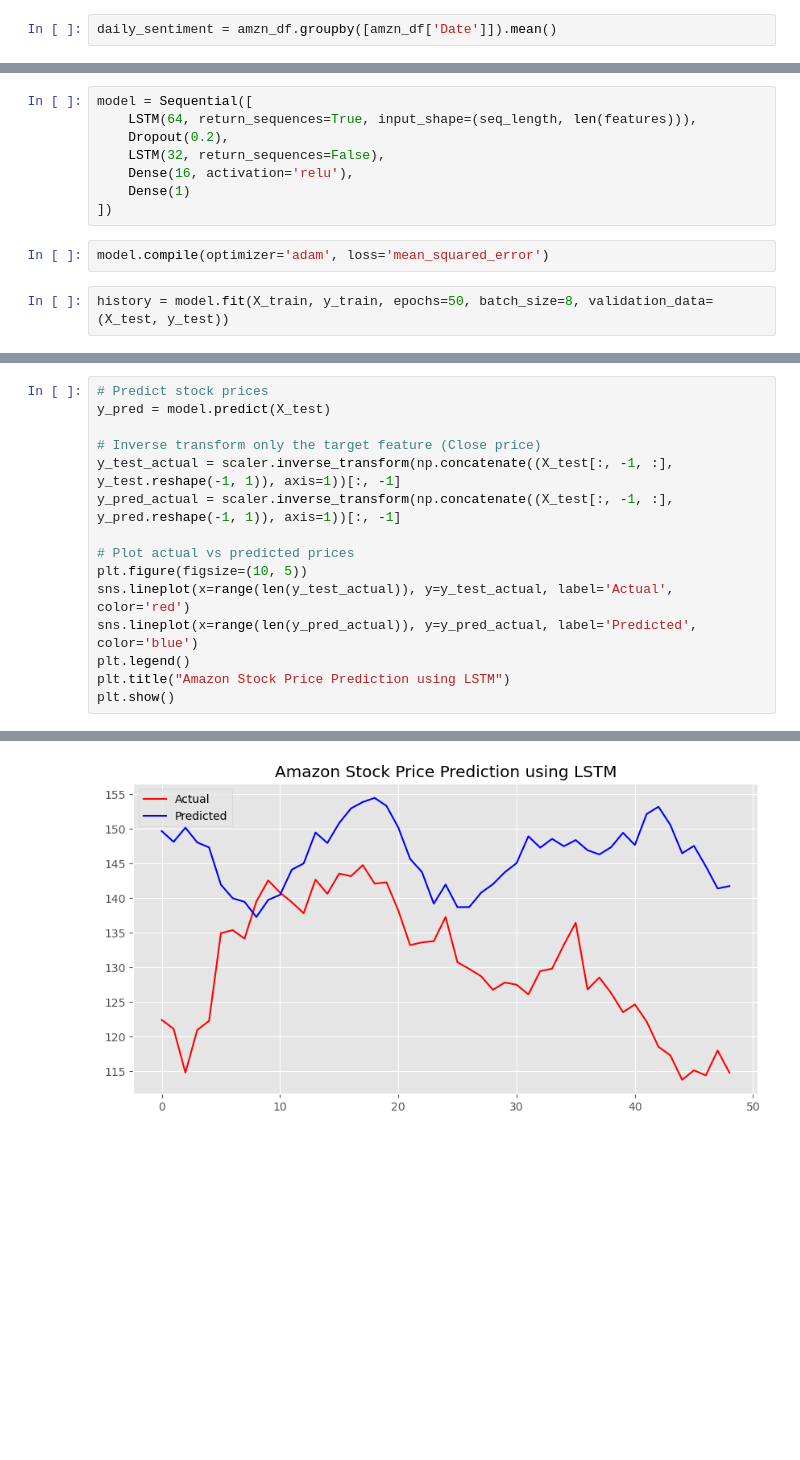
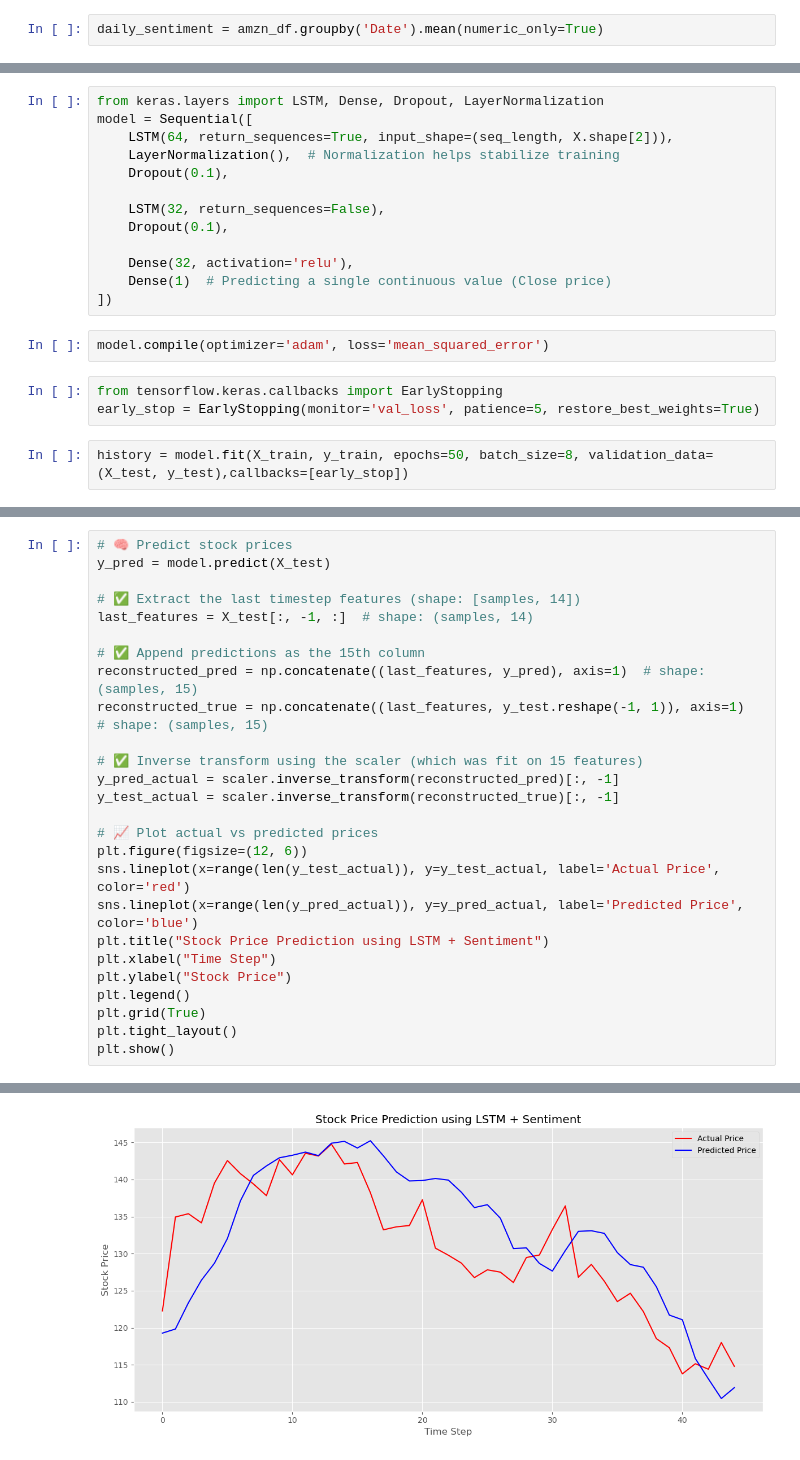
Before and after one commit to Anikethb05/Sentiment-analysis-of-Tweets-for-stock-market-prediction, a Jupyter notebook: Stock market prediction using Sentiment Analysis.ipynb, the cells around one changed output, grey strips where cells are left out. Cells and saved outputs as stored; diff of their text form; blank space fills up the shorter version.

Commit message:
live prediction working

```diff
--- a/Stock market prediction using Sentiment Analysis.ipynb
+++ b/Stock market prediction using Sentiment Analysis.ipynb
@@ -112,7 +118,7 @@ amzn_df.head()
 | 48354 | 2022-09-29 | Druckenmiller owned $CVNA this ye... | AMZN | Amazon.com, Inc. | 0.2382 | 0.065 | 0.851 | 0.083 |
 | 48355 | 2022-09-29 | Top 10 $QQQ Holdings \n\nAnd Cred... | AMZN | Amazon.com, Inc. | 0.7783 | 0.000 | 0.799 | 0.201 |
 # %%
-daily_sentiment = amzn_df.groupby([amzn_df['Date']]).mean()
+daily_sentiment = amzn_df.groupby('Date').mean(numeric_only=True)
 # %%
 daily_sentiment.head()
 # %% [output]
@@ -327,16 +363,24 @@ split = int(0.8 * len(X))
 X_train, X_test = X[:split], X[split:]
 y_train, y_test = y[:split], y[split:]
 # %%
+from keras.layers import LSTM, Dense, Dropout, LayerNormalization
 model = Sequential([
-    LSTM(64, return_sequences=True, input_shape=(seq_length, len(features))),
-    Dropout(0.2),
+    LSTM(64, return_sequences=True, input_shape=(seq_length, X.shape[2])),
+    LayerNormalization(),  # Normalization helps stabilize training
+    Dropout(0.1),
+
     LSTM(32, return_sequences=False),
-    Dense(16, activation='relu'),
-    Dense(1)
+    Dropout(0.1),
+
+    Dense(32, activation='relu'),
+    Dense(1)  # Predicting a single continuous value (Close price)
 ])
 # %%
 model.compile(optimizer='adam', loss='mean_squared_error')
+# %%
+from tensorflow.keras.callbacks import EarlyStopping
+early_stop = EarlyStopping(monitor='val_loss', patience=5, restore_best_weights=True)
 # %%
-history = model.fit(X_train, y_train, epochs=50, batch_size=8, validation_data=(X_test, y_test))
+history = model.fit(X_train, y_train, epochs=50, batch_size=8, validation_data=(X_test, y_test),callbacks=[early_stop])
 # %% [output]
 Epoch 1/50
@@ -359,16 +407,27 @@ Epoch 50/50
 # %%
-# Predict stock prices
+# 🧠 Predict stock prices
 y_pred = model.predict(X_test)
 
-# Inverse transform only the target feature (Close price)
-y_test_actual = scaler.inverse_transform(np.concatenate((X_test[:, -1, :], y_test.reshape(-1, 1)), axis=1))[:, -1]
-y_pred_actual = scaler.inverse_transform(np.concatenate((X_test[:, -1, :], y_pred.reshape(-1, 1)), axis=1))[:, -1]
+# ✅ Extract the last timestep features (shape: [samples, 14])
+last_features = X_test[:, -1, :]  # shape: (samples, 14)
 
-# Plot actual vs predicted prices
-plt.figure(figsize=(10, 5))
-sns.lineplot(x=range(len(y_test_actual)), y=y_test_actual, label='Actual', color='red')
-sns.lineplot(x=range(len(y_pred_actual)), y=y_pred_actual, label='Predicted', color='blue')
+# ✅ Append predictions as the 15th column
+reconstructed_pred = np.concatenate((last_features, y_pred), axis=1)  # shape: (samples, 15)
+reconstructed_true = np.concatenate((last_features, y_test.reshape(-1, 1)), axis=1)  # shape: (samples, 15)
+
+# ✅ Inverse transform using the scaler (which was fit on 15 features)
+y_pred_actual = scaler.inverse_transform(reconstructed_pred)[:, -1]
+y_test_actual = scaler.inverse_transform(reconstructed_true)[:, -1]
+
+# 📈 Plot actual vs predicted prices
+plt.figure(figsize=(12, 6))
+sns.lineplot(x=range(len(y_test_actual)), y=y_test_actual, label='Actual Price', color='red')
+sns.lineplot(x=range(len(y_pred_actual)), y=y_pred_actual, label='Predicted Price', color='blue')
+plt.title("Stock Price Prediction using LSTM + Sentiment")
+plt.xlabel("Time Step")
+plt.ylabel("Stock Price")
 plt.legend()
-plt.title("Amazon Stock Price Prediction using LSTM")
+plt.grid(True)
+plt.tight_layout()
 plt.show()
 # %% [output]
@@ -376 +435 @@ plt.show()
-[figure, old version]
+[figure, new version]
```
Also changed, not shown: parts of 42 cells of this notebook, 30 other files.
